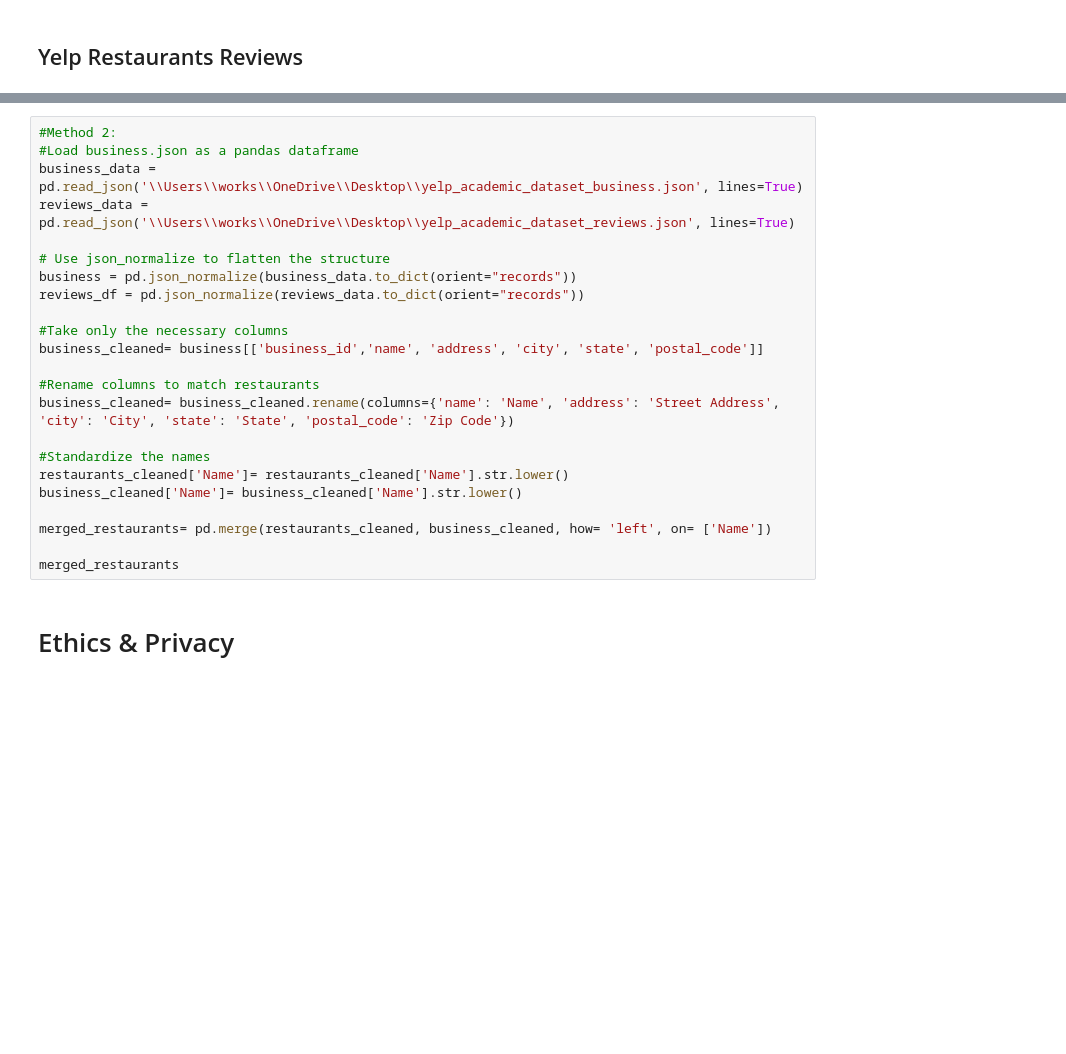
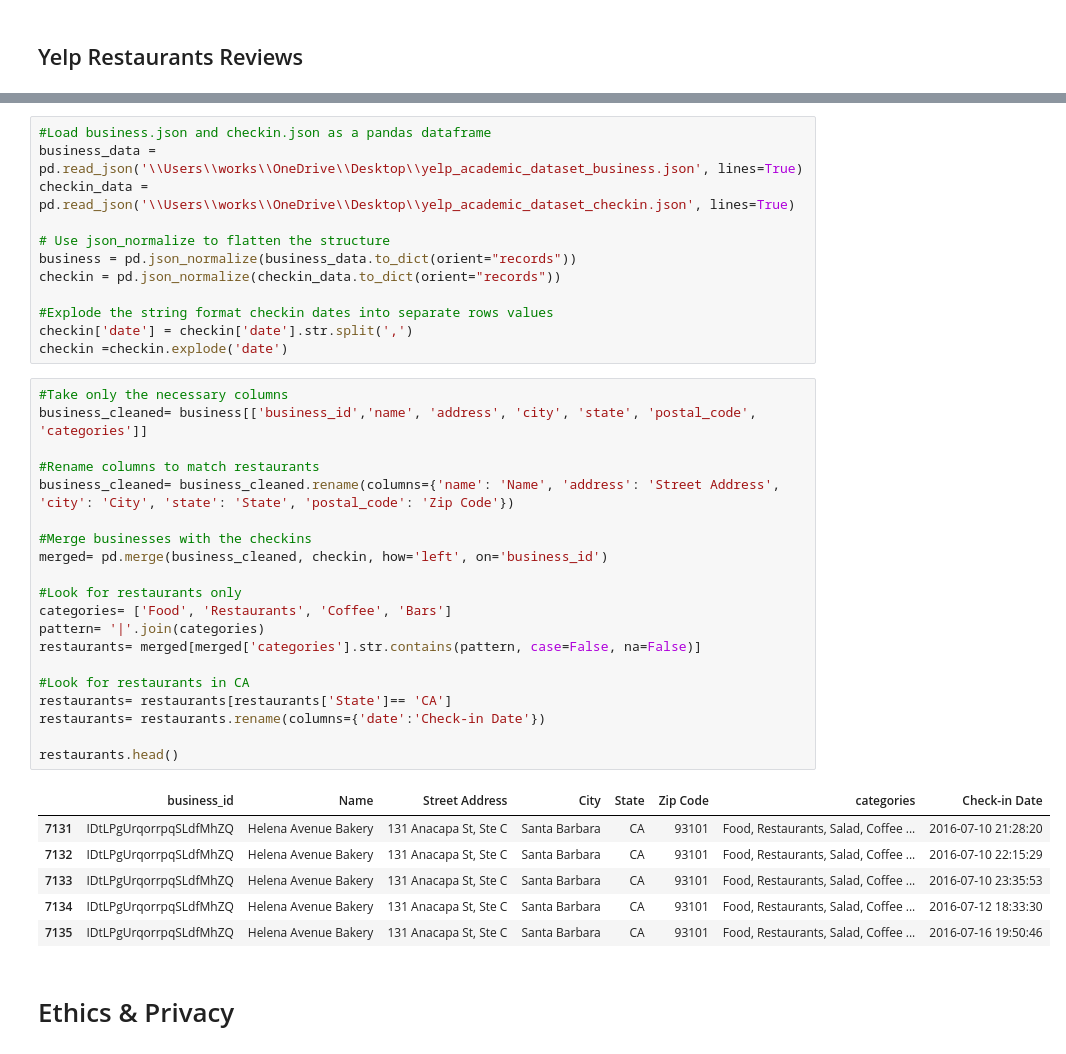
Before and after one commit to skvillamin/pokestops-analysis, a Jupyter notebook: DataCheckpoint_Group128-FA24.ipynb, the cells around one changed output, grey strips where cells are left out. Saved outputs shown, nothing was run; the diff lists cells and outputs as text; blank space fills up the shorter version.

Commit message:
fixed code for yelp dataset

```diff
--- a/DataCheckpoint_Group128-FA24.ipynb
+++ b/DataCheckpoint_Group128-FA24.ipynb
@@ -325,26 +239,42 @@ See the caveats in the documentation: https://pandas.pydata.org/pandas-docs/stab
 # %%
-#Method 2:
-#Load business.json as a pandas dataframe
+#Load business.json and checkin.json as a pandas dataframe
 business_data = pd.read_json('\\Users\\works\\OneDrive\\Desktop\\yelp_academic_dataset_business.json', lines=True)
-reviews_data = pd.read_json('\\Users\\works\\OneDrive\\Desktop\\yelp_academic_dataset_reviews.json', lines=True)
+checkin_data = pd.read_json('\\Users\\works\\OneDrive\\Desktop\\yelp_academic_dataset_checkin.json', lines=True)
 
 # Use json_normalize to flatten the structure
 business = pd.json_normalize(business_data.to_dict(orient="records"))
-reviews_df = pd.json_normalize(reviews_data.to_dict(orient="records"))
+checkin = pd.json_normalize(checkin_data.to_dict(orient="records"))
 
-#Take only the necessary columns
-business_cleaned= business[['business_id','name', 'address', 'city', 'state', 'postal_code']]
-
-#Rename columns to match restaurants
-business_cleaned= business_cleaned.rename(columns={'name': 'Name', 'address': 'Street Address', 'city': 'City', 'state': 'State', 'postal_code': 'Zip Code'})
-
-#Standardize the names
-restaurants_cleaned['Name']= restaurants_cleaned['Name'].str.lower()
-business_cleaned['Name']= business_cleaned['Name'].str.lower()
-
-merged_restaurants= pd.merge(restaurants_cleaned, business_cleaned, how= 'left', on= ['Name'])
-
-merged_restaurants
+#Explode the string format checkin dates into separate rows values
+checkin['date'] = checkin['date'].str.split(',')
+checkin =checkin.explode('date')
+# %%
+#Take only the necessary columns
+business_cleaned= business[['business_id','name', 'address', 'city', 'state', 'postal_code', 'categories']]
+
+#Rename columns to match restaurants
+business_cleaned= business_cleaned.rename(columns={'name': 'Name', 'address': 'Street Address', 'city': 'City', 'state': 'State', 'postal_code': 'Zip Code'})
+
+#Merge businesses with the checkins
+merged= pd.merge(business_cleaned, checkin, how='left', on='business_id')
+
+#Look for restaurants only
+categories= ['Food', 'Restaurants', 'Coffee', 'Bars']
+pattern= '|'.join(categories)
+restaurants= merged[merged['categories'].str.contains(pattern, case=False, na=False)]
+
+#Look for restaurants in CA
+restaurants= restaurants[restaurants['State']== 'CA']
+restaurants= restaurants.rename(columns={'date':'Check-in Date'})
+
+restaurants.head()
+# %% [output]
+|  | business_id | Name | Street Address | City | State | Zip Code | categories | Check-in Date |
+| 7131 | IDtLPgUrqorrpqSLdfMhZQ | Helena Avenue Bakery | 131 Anacapa St, Ste C | Santa Barbara | CA | 93101 | Food, Restaurants, Salad, Coffee ... | 2016-07-10 21:28:20 |
+| 7132 | IDtLPgUrqorrpqSLdfMhZQ | Helena Avenue Bakery | 131 Anacapa St, Ste C | Santa Barbara | CA | 93101 | Food, Restaurants, Salad, Coffee ... | 2016-07-10 22:15:29 |
+| 7133 | IDtLPgUrqorrpqSLdfMhZQ | Helena Avenue Bakery | 131 Anacapa St, Ste C | Santa Barbara | CA | 93101 | Food, Restaurants, Salad, Coffee ... | 2016-07-10 23:35:53 |
+| 7134 | IDtLPgUrqorrpqSLdfMhZQ | Helena Avenue Bakery | 131 Anacapa St, Ste C | Santa Barbara | CA | 93101 | Food, Restaurants, Salad, Coffee ... | 2016-07-12 18:33:30 |
+| 7135 | IDtLPgUrqorrpqSLdfMhZQ | Helena Avenue Bakery | 131 Anacapa St, Ste C | Santa Barbara | CA | 93101 | Food, Restaurants, Salad, Coffee ... | 2016-07-16 19:50:46 |
 # %% [markdown]
 # Ethics & Privacy
 # %% [markdown]
```
Also changed, not shown: parts of 4 cells of this notebook.
